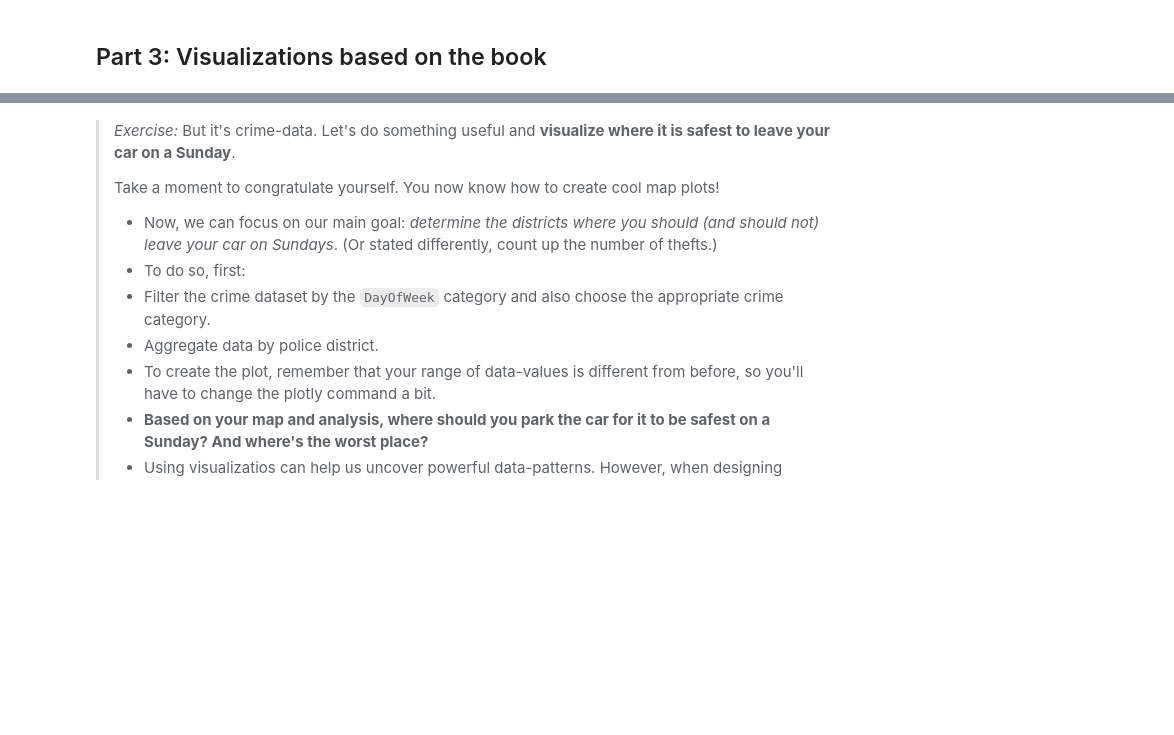
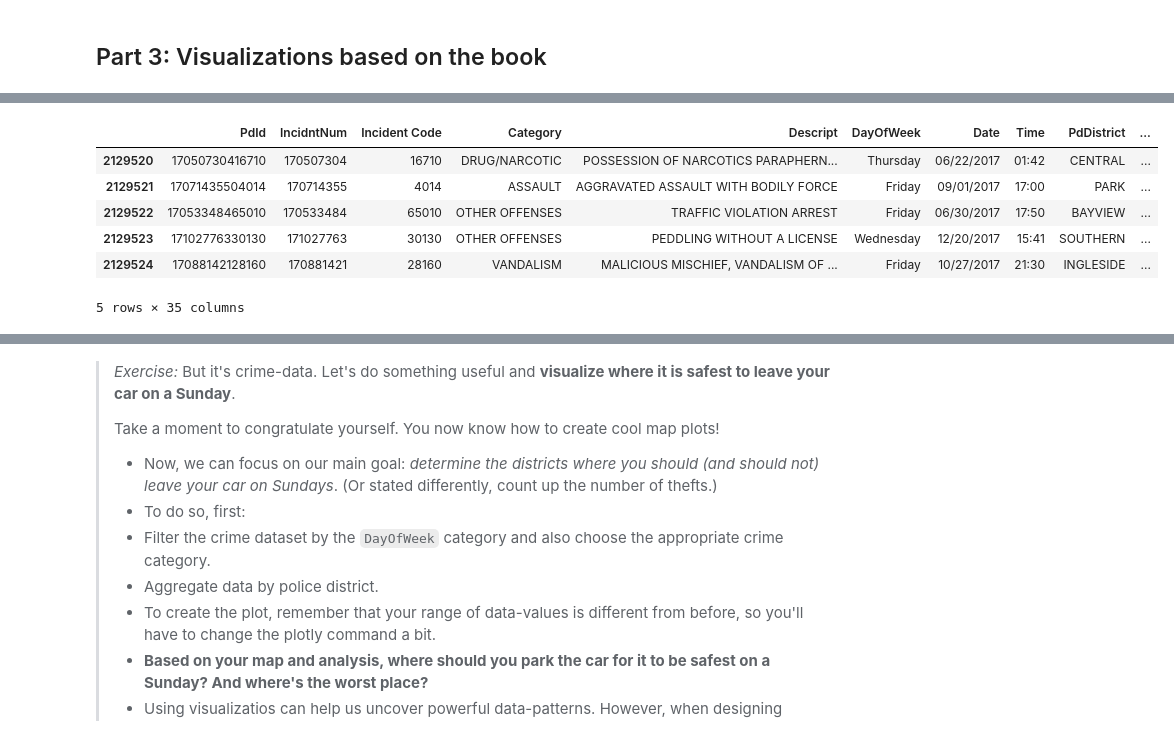
Before and after one commit to alejandranavcas/socialdata2023, a Jupyter notebook: lectures/Week3.ipynb, the cells around one changed output, grey strips where cells are left out. Drawn from its saved outputs; the diff is of its cells as text; code cells hidden in the pictures; blank space fills up the shorter version.

```diff
--- a/lectures/Week3.ipynb
+++ b/lectures/Week3.ipynb
@@ -133,0 +119,14 @@ To find the text, you will need to go to **DTU Learn**. It's under "Course conte
+# %%
+# Upload data
+import pandas as pd
+
+data = pd.read_csv("/Users/alejandranavarrocastillo/Documents/GitHub/socialdata2023/files/Police_Department_Incident_Reports__Historical_2003_to_May_2018.csv")
+data.tail()
+# %% [output]
+|  | PdId | IncidntNum | Incident Code | Category | Descript | DayOfWeek | Date | Time | PdDistrict | ... |
+| 2129520 | 17050730416710 | 170507304 | 16710 | DRUG/NARCOTIC | POSSESSION OF NARCOTICS PARAPHERN... | Thursday | 06/22/2017 | 01:42 | CENTRAL | ... |
+| 2129521 | 17071435504014 | 170714355 | 4014 | ASSAULT | AGGRAVATED ASSAULT WITH BODILY FORCE | Friday | 09/01/2017 | 17:00 | PARK | ... |
+| 2129522 | 17053348465010 | 170533484 | 65010 | OTHER OFFENSES | TRAFFIC VIOLATION ARREST | Friday | 06/30/2017 | 17:50 | BAYVIEW | ... |
+| 2129523 | 17102776330130 | 171027763 | 30130 | OTHER OFFENSES | PEDDLING WITHOUT A LICENSE | Wednesday | 12/20/2017 | 15:41 | SOUTHERN | ... |
+| 2129524 | 17088142128160 | 170881421 | 28160 | VANDALISM | MALICIOUS MISCHIEF, VANDALISM OF ... | Friday | 10/27/2017 | 21:30 | INGLESIDE | ... |
+5 rows × 35 columns
```
Also changed, not shown: parts of 9 cells of this notebook.
